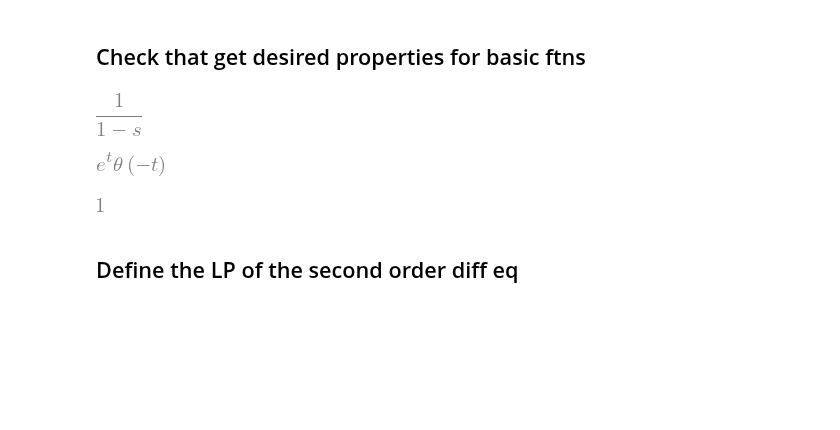
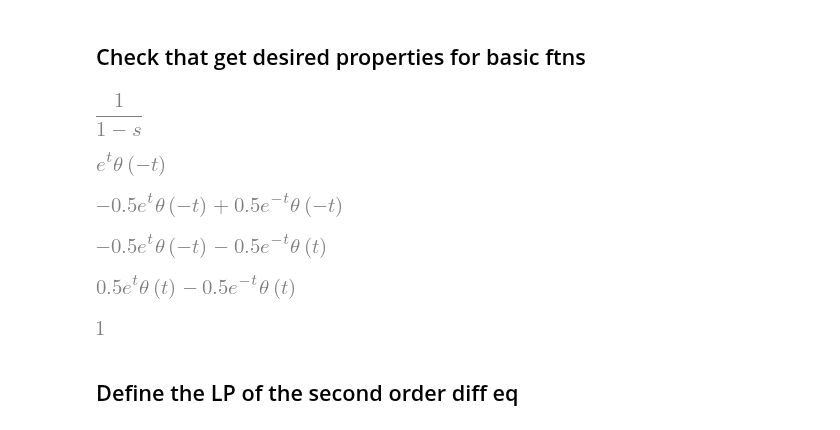
Before and after one commit to JonHowMIT/Signals_and_Systems, a Jupyter notebook: 16_002_Topic10_DiffEq_delta_input.ipynb, the cells around one changed output. Cells and saved outputs as stored; diff of their text form; code cells hidden in the pictures; blank space fills up the shorter version.

```diff
--- a/16_002_Topic10_DiffEq_delta_input.ipynb
+++ b/16_002_Topic10_DiffEq_delta_input.ipynb
@@ -18,7 +18,7 @@ def laplace_transform_ac(g_ac,t,s, NC = True):
     return laplace_transform(g_ac.subs(t,-t), t, -s, noconds = NC)
 
 def inverse_laplace_transform_ac(G_ac,s,t):
-    return -inverse_laplace_transform(G,s,t).subs(Heaviside(t),Heaviside(-t))
+    return -inverse_laplace_transform(G_ac,s,t).subs(Heaviside(t),Heaviside(-t))
 # %% [markdown]
 ## Check that get desired properties for basic ftns
 # %%
@@ -32,6 +32,24 @@ g_temp = inverse_laplace_transform_ac(G_ac,s,t)
 g_temp
 # %% [output]
 [figure]
+# %%
+G1 = 0.5/(s-1)
+G2 = -0.5/(s+1)
+
+g_rocA = inverse_laplace_transform_ac(G1,s,t) + inverse_laplace_transform_ac(G2,s,t)
+g_rocA
+# %% [output]
+[figure, added]
+# %%
+g_rocB = inverse_laplace_transform_ac(G1,s,t) + inverse_laplace_transform(G2,s,t)
+g_rocB
+# %% [output]
+[figure, added]
+# %%
+g_rocC = inverse_laplace_transform(G1,s,t) + inverse_laplace_transform(G2,s,t)
+g_rocC
+# %% [output]
+[figure, added]
 # %%
 g = DiracDelta(t)
 G = laplace_transform(g, t, s, noconds = True) # Checking the performance -  Should get 1.
```
